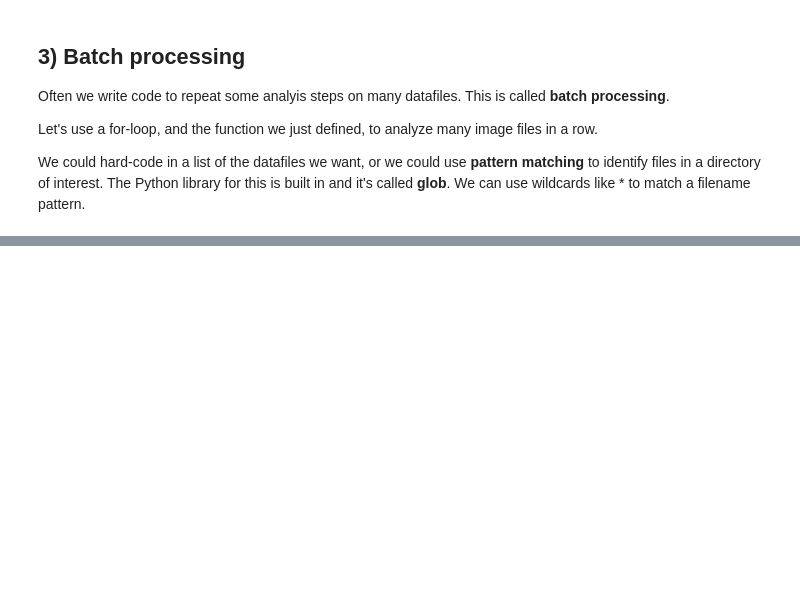
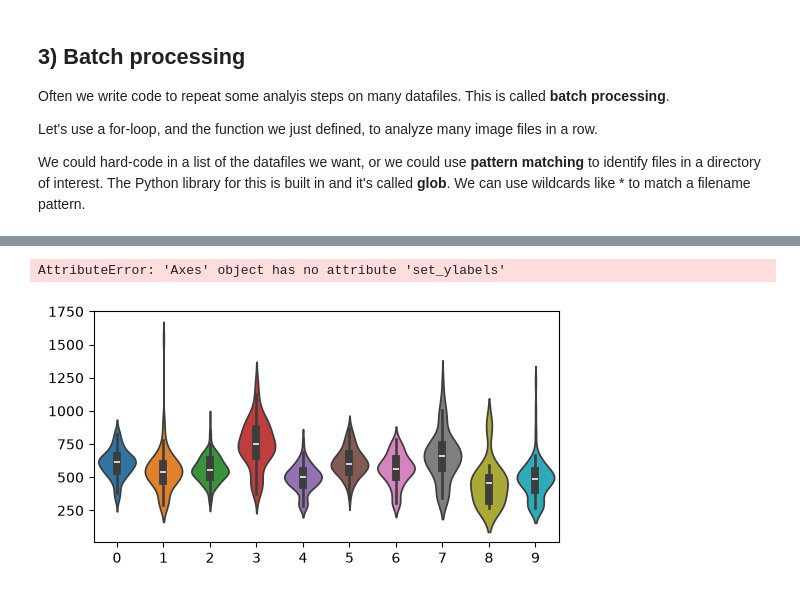
Before and after one commit to jeshapiro425/ABIO558_Repository_JS, a Jupyter notebook: miniproject_3_blank.ipynb, the cells around one changed output, grey strips where cells are left out. Saved outputs shown, nothing was run; the diff lists cells and outputs as text; code cells hidden in the pictures; blank space fills up the shorter version.

```diff
--- a/miniproject_3_blank.ipynb
+++ b/miniproject_3_blank.ipynb
@@ -305,0 +342,8 @@ We could hard-code in a list of the datafiles we want, or we could use **pattern
+# %%
+fh, ax = plt.subplots(1, 1, figsize=(6,3))
+sns.violinplot(intensities, ax=ax)
+ax.set_ylabels('Cell Intensity')
+ax.set_xlabels('Image')
+# %% [output]
+AttributeError: 'Axes' object has no attribute 'set_ylabels'
+[figure, added]
```
Also changed, not shown: parts of 5 cells of this notebook.
